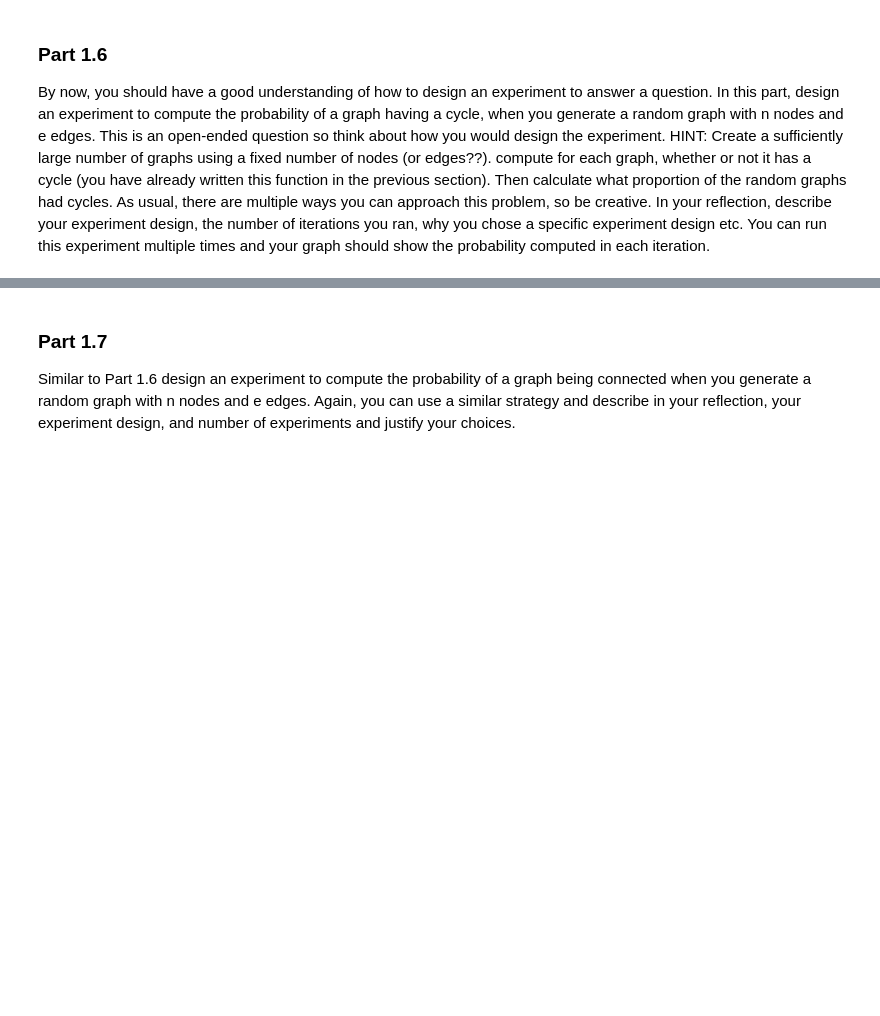
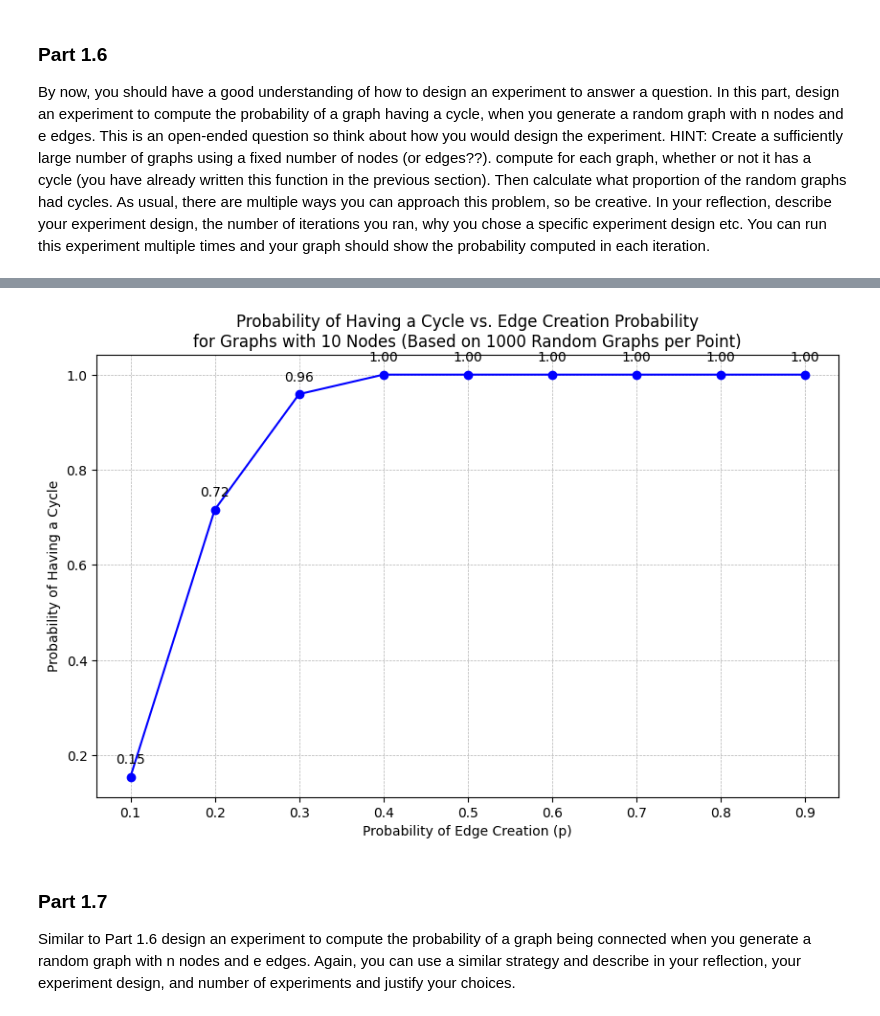
Before and after one commit to scythemenace/CS2XC3_algorithms_research, a Jupyter notebook: Lab 3/Lab_III.ipynb, the cells around one changed output, grey strips where cells are left out. Cells and saved outputs as stored; diff of their text form; code cells hidden in the pictures; blank space fills up the shorter version.

```diff
--- a/Lab 3/Lab_III.ipynb
+++ b/Lab 3/Lab_III.ipynb
@@ -491,3 +463,62 @@ TypeError: 'float' object cannot be interpreted as an integer
+# %%
+def generate_random_graph(n, p):
+    edges = []
+    # Ensure all vertices are added, even if isolated
+    for i in range(n):
+        for j in range(i + 1, n):
+            if random.random() < p:
+                edges.append((i, j))
+    graph = GraphIII(edges)
+    # Add isolated vertices if not already included
+    for vertex in range(n):
+        if vertex not in graph.get_vertices():
+            graph.add_edge(vertex, vertex)  # Add a self-loop to ensure the vertex is included
+            graph.remove_edge(vertex, vertex)  # Remove the self-loop to keep the graph clean
+    return graph
+
+
+
+def experiment_cycle_probability(num_graphs, n, p):
+    cycle_count = 0
+    for _ in range(num_graphs):
+        G = generate_random_graph(n, p)
+        if has_cycle(G):
+            cycle_count += 1
+    return cycle_count / num_graphs
+
+# Parameters
+num_graphs = 1000
+n = 10  # Number of nodes
+edge_probabilities = [i / 10 for i in range(1, 10)]  # Probability of edge creation
+
+# Running the experiment for different probabilities
+cycle_probabilities = [experiment_cycle_probability(num_graphs, n, p) for p in edge_probabilities]
+
+
+plt.figure(figsize=(10, 6))
+plt.plot(edge_probabilities, cycle_probabilities, marker='o', linestyle='-', color='blue')
+
+# Adding annotations for specific points
+for p, prob in zip(edge_probabilities, cycle_probabilities):
+    plt.annotate(f'{prob:.2f}',  # Text to display
+                 (p, prob),  # Point to annotate
+                 textcoords="offset points",  # How to position the text
+                 xytext=(0,10),  # Distance from text to points (x,y)
+                 ha='center')  # Horizontal alignment can be left, right or center
+
+# Enhancing the title and labels with more details
+plt.title('Probability of Having a Cycle vs. Edge Creation Probability\n' +
+          f'for Graphs with {n} Nodes (Based on {num_graphs} Random Graphs per Point)')
+plt.xlabel('Probability of Edge Creation (p)')
+plt.ylabel('Probability of Having a Cycle')
+
+# Adding grid for better readability
+plt.grid(True, which='both', linestyle='--', linewidth=0.5)
+
+# Display the plot
+plt.show()
+# %% [output]
+[figure, added]
 # %% [markdown]
 ### Part 1.7
 Similar to Part 1.6 design an experiment to compute the probability of a graph being connected
```
Also changed, not shown: parts of 2 cells of this notebook.
